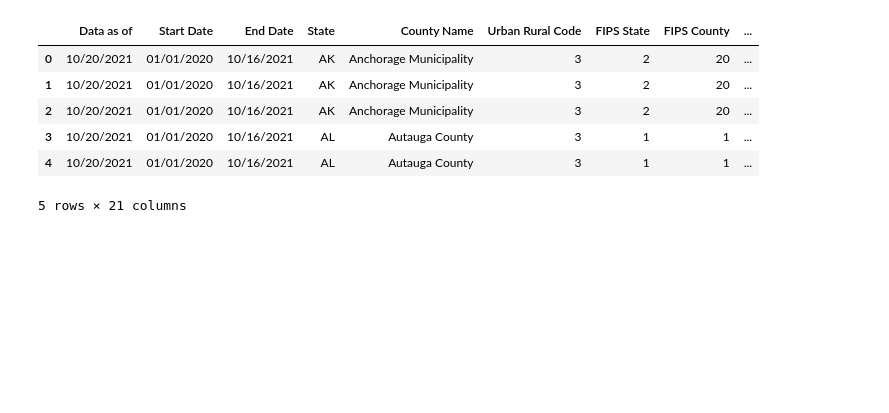
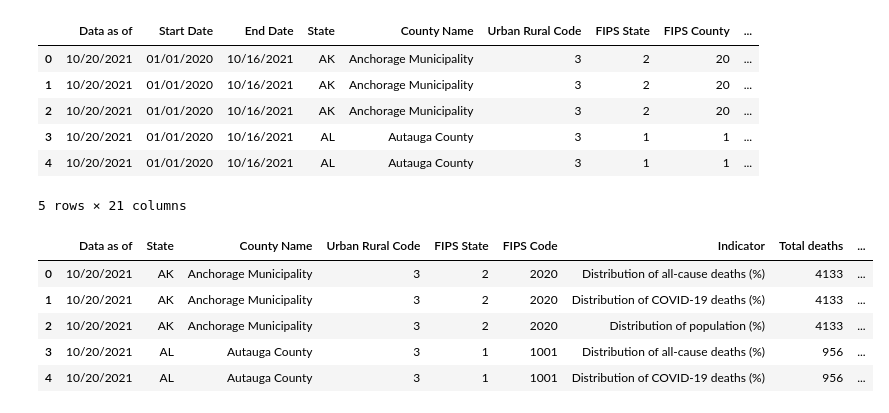
Before and after one commit to Austin-Cyr/Covid_Analysis, a Jupyter notebook: Datasets_HL/Death_by_County/Death_by_County(HL).ipynb, the cells around one changed output. Saved outputs shown, nothing was run; the diff lists cells and outputs as text; code cells hidden in the pictures; blank space fills up the shorter version.

```diff
--- a/Datasets_HL/Death_by_County/Death_by_County(HL).ipynb
+++ b/Datasets_HL/Death_by_County/Death_by_County(HL).ipynb
@@ -14,0 +18,9 @@ death_by_county_df.head()
+# %%
+death_by_county_condensed.head()
+# %% [output]
+|  | Data as of | State | County Name | Urban Rural Code | FIPS State | FIPS Code | Indicator | Total deaths | ... |
+| 0 | 10/20/2021 | AK | Anchorage Municipality | 3 | 2 | 2020 | Distribution of all-cause deaths (%) | 4133 | ... |
+| 1 | 10/20/2021 | AK | Anchorage Municipality | 3 | 2 | 2020 | Distribution of COVID-19 deaths (%) | 4133 | ... |
+| 2 | 10/20/2021 | AK | Anchorage Municipality | 3 | 2 | 2020 | Distribution of population (%) | 4133 | ... |
+| 3 | 10/20/2021 | AL | Autauga County | 3 | 1 | 1001 | Distribution of all-cause deaths (%) | 956 | ... |
+| 4 | 10/20/2021 | AL | Autauga County | 3 | 1 | 1001 | Distribution of COVID-19 deaths (%) | 956 | ... |
```
Also changed, not shown: parts of 8 cells of this notebook, 5 other files.
